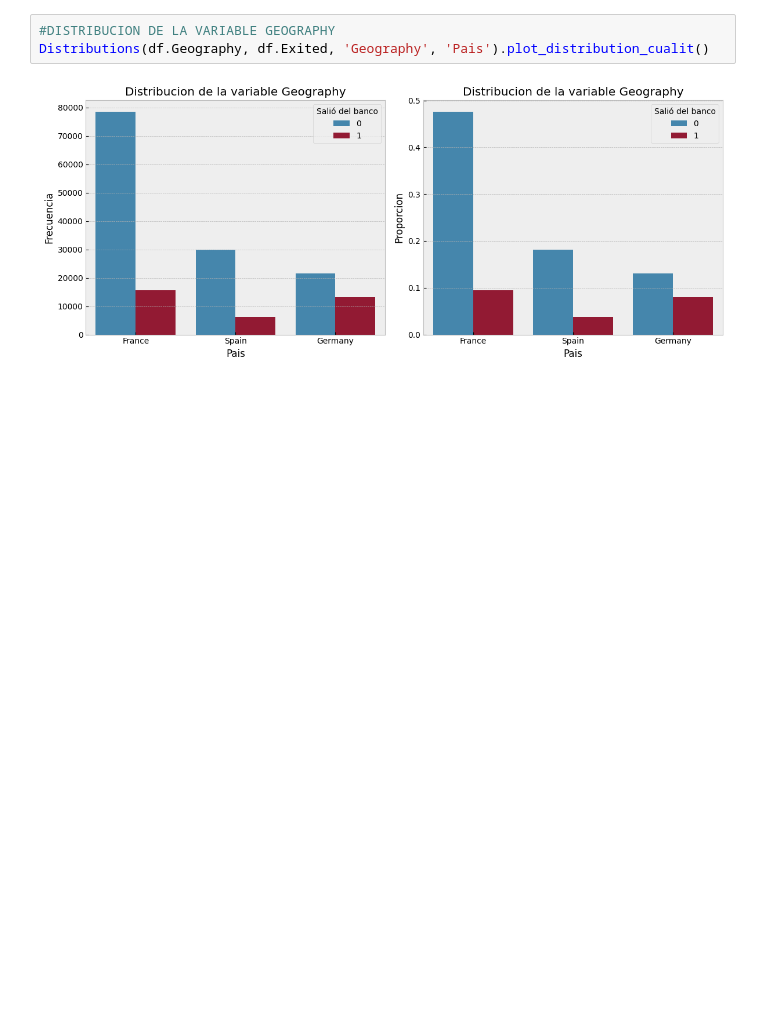
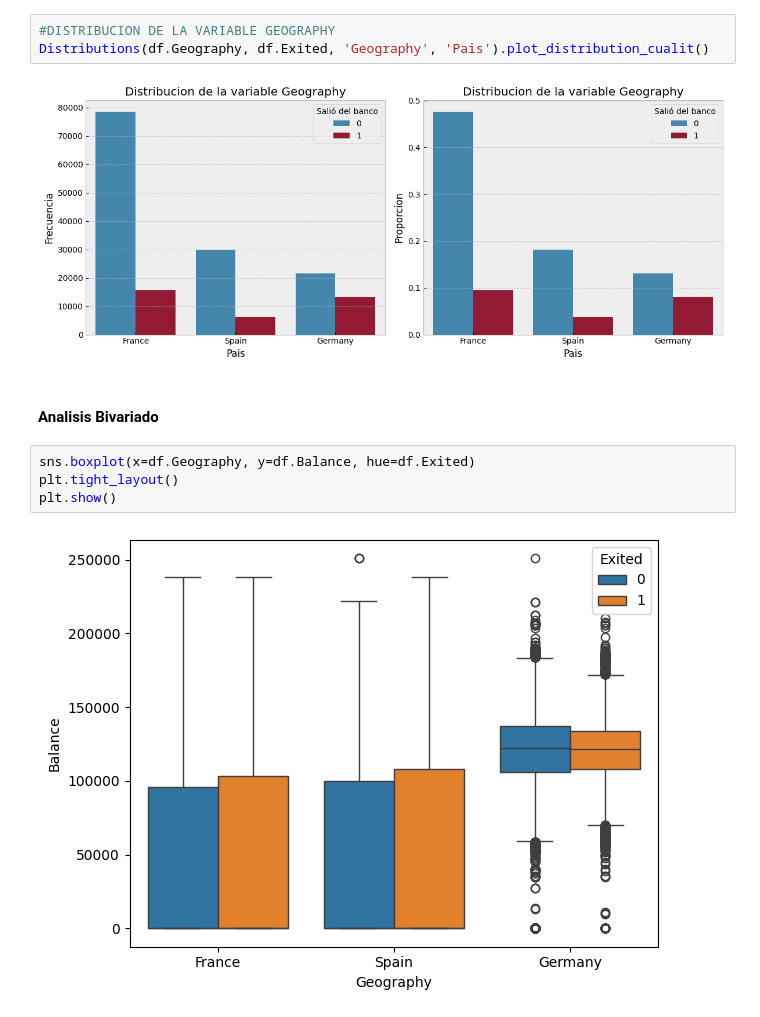
Before and after one commit to arielRas/KaggleCompetition-Coder52295, a Jupyter notebook: Eda.ipynb, the cells around one changed output. Cells and saved outputs as stored; diff of their text form; blank space fills up the shorter version.

Commit message:
Comienzo de analisis bivariado

```diff
--- a/Eda.ipynb
+++ b/Eda.ipynb
@@ -84,3 +86,11 @@ Distributions(df.IsActiveMember, df.Exited, 'IsActiveMember', 'Miembro activo').
 Distributions(df.Geography, df.Exited, 'Geography', 'Pais').plot_distribution_cualit()
 # %% [output]
 [figure]
+# %% [markdown]
+#### Analisis Bivariado
+# %%
+sns.boxplot(x=df.Geography, y=df.Balance, hue=df.Exited)
+plt.tight_layout()
+plt.show()
+# %% [output]
+[figure, added]
```
Also changed, not shown: parts of 1 cell of this notebook.
